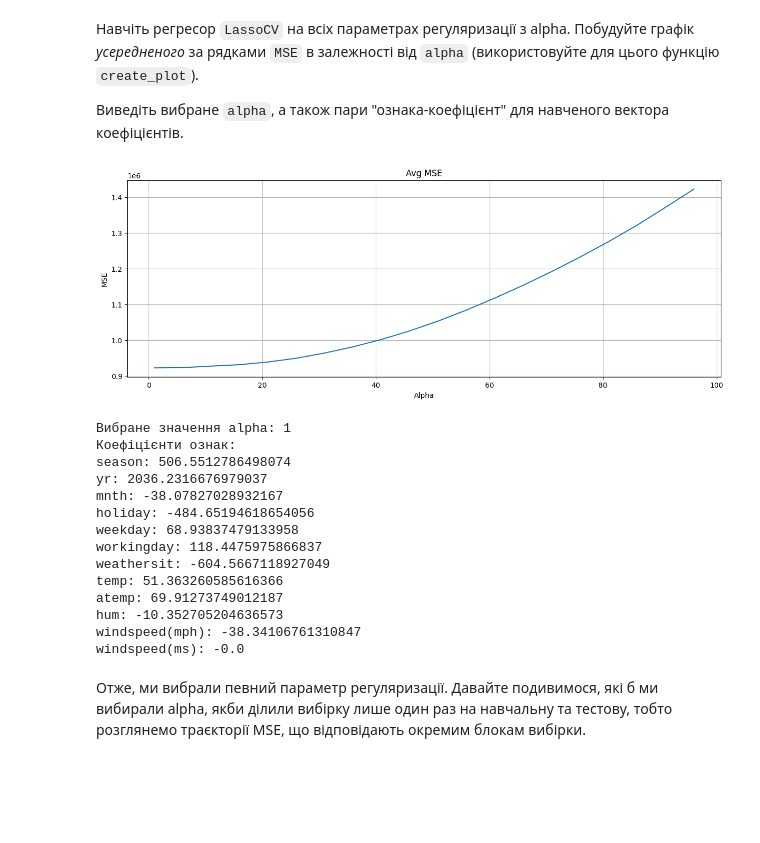
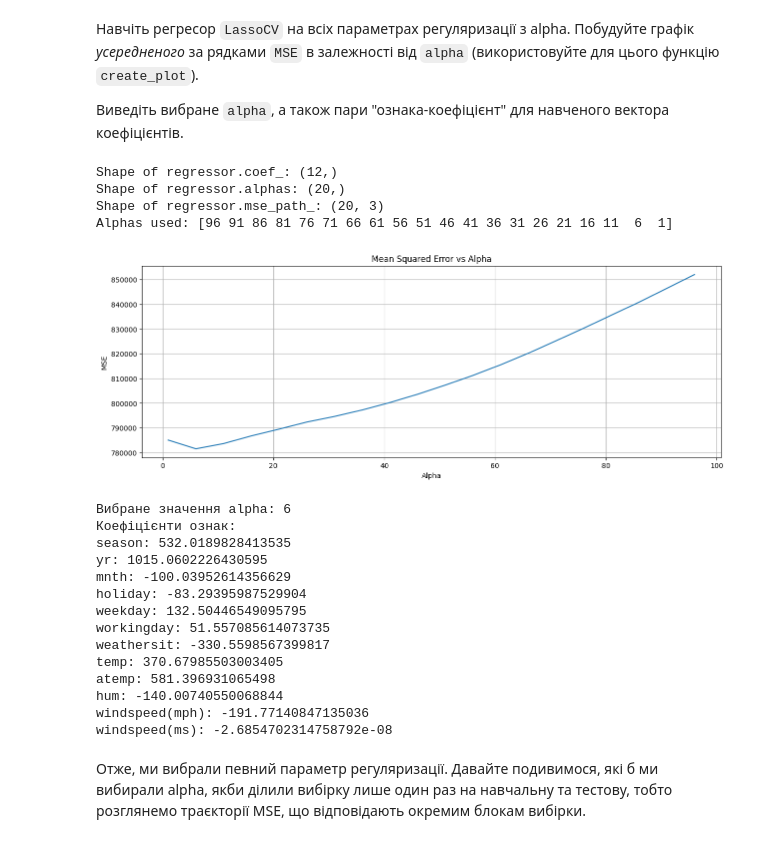
Before and after one commit to AlexVS195/Data_Science, a Jupyter notebook: Homework_4/Hw4.ipynb, the cells around one changed output. Saved outputs shown, nothing was run; the diff lists cells and outputs as text; code cells hidden in the pictures; blank space fills up the shorter version.

```diff
--- a/Homework_4/Hw4.ipynb
+++ b/Homework_4/Hw4.ipynb
@@ -215,19 +208,3 @@ $$w = (X^TX)^{-1} X^T y$$
 Давайте спробуємо навчити лінійні моделі з $L_1$ і $L_2$-регуляризацією, а далі порівняємо їхні ваги. Навчіть регресори Ridge і Lasso з параметрами за замовчуванням і переконайтеся, що проблема з вагами вирішилась.
 # %% [markdown]
 Навчіть лінійну модель з $L_1$-регуляризацією (клас Lasso) і виведіть ваги.
-# %%
-from sklearn.linear_model import Ridge, Lasso
-from sklearn.preprocessing import StandardScaler
-
-X = df.drop('cnt', axis=1)  # Ознаки
-y = df['cnt']  # Цільова змінна
-
-scaler = StandardScaler()
-X_scaled = scaler.fit_transform(X)
-
-lasso_model = Lasso()
-lasso_model.fit(X_scaled, y)
-
-print("\nLasso Coefficients:")
-for feature, coef in zip(X.columns, lasso_model.coef_):
-    print(f"{feature}: {coef}")
@@ -248,9 +230,2 @@ windspeed(ms): -2.8040009372006552e-08
 # %% [markdown]
 Навчіть лінійну модель з $L_2$-регуляризацією (клас Ridge) і виведіть ваги.
-# %%
-ridge_model = Ridge()
-ridge_model.fit(X_scaled, y)
-
-print("Ridge Coefficients:")
-for feature, coef in zip(X.columns, ridge_model.coef_):
-    print(f"{feature}: {coef}")
@@ -381,37 +358,46 @@ def create_plot(data, title, xlabel, ylabel, figsize=None):
 # %%
 from sklearn.linear_model import LassoCV
 
 SEED = 42
 alphas = np.arange(1, 100, 5)
-
 regressor = LassoCV(random_state=SEED, alphas=alphas, cv=3)
 regressor.fit(X, y)
 
+print(f"Shape of regressor.coef_: {regressor.coef_.shape}")
+print(f"Shape of regressor.alphas: {regressor.alphas_.shape}")
+print(f"Shape of regressor.mse_path_: {regressor.mse_path_.shape}")
+print(f"Alphas used: {regressor.alphas_}")
+
 mse_values = np.mean(regressor.mse_path_, axis=1)
-data_x_y = np.concatenate((regressor.alphas_.reshape(-1, 1), mse_values.reshape(-1, 1)), axis=1)
+data = np.vstack((regressor.alphas_, mse_values))
 
-create_plot(data_x_y, 'Avg MSE', 'Alpha', 'MSE')
+create_plot(data.T, "Mean Squared Error vs Alpha", "Alpha", "MSE")
 
 print("Вибране значення alpha:", regressor.alpha_)
 print("Коефіцієнти ознак:")
-for feature, coef in zip(X.columns, regressor.coef_):
+feature_names = df_shuffled.columns[:-1]
+for feature, coef in zip(feature_names, regressor.coef_):
     print(f"{feature}: {coef}")
 # %% [output]
+Shape of regressor.coef_: (12,)
+Shape of regressor.alphas: (20,)
+Shape of regressor.mse_path_: (20, 3)
+Alphas used: [96 91 86 81 76 71 66 61 56 51 46 41 36 31 26 21 16 11  6  1]
-[figure, old version]
+[figure, new version]
-Вибране значення alpha: 1
-Коефіцієнти ознак:
-season: 506.5512786498074
-yr: 2036.2316676979037
-mnth: -38.07827028932167
-holiday: -484.65194618654056
-weekday: 68.93837479133958
-workingday: 118.4475975866837
-weathersit: -604.5667118927049
-temp: 51.363260585616366
-atemp: 69.91273749012187
-hum: -10.352705204636573
-windspeed(mph): -38.34106761310847
-windspeed(ms): -0.0
+Вибране значення alpha: 6
+Коефіцієнти ознак:
+season: 532.0189828413535
+yr: 1015.0602226430595
+mnth: -100.03952614356629
+holiday: -83.29395987529904
+weekday: 132.50446549095795
+workingday: 51.557085614073735
+weathersit: -330.5598567399817
+temp: 370.67985503003405
+atemp: 581.396931065498
+hum: -140.00740550068844
+windspeed(mph): -191.77140847135036
+windspeed(ms): -2.6854702314758792e-08
 # %% [markdown]
 Отже, ми вибрали певний параметр регуляризації. Давайте подивимося, які б ми вибирали alpha, якби ділили вибірку лише один раз на навчальну та тестову, тобто розглянемо траєкторії MSE, що відповідають окремим блокам вибірки.
 # %% [markdown]
```
Also changed, not shown: parts of 9 cells of this notebook, 1 other file.
